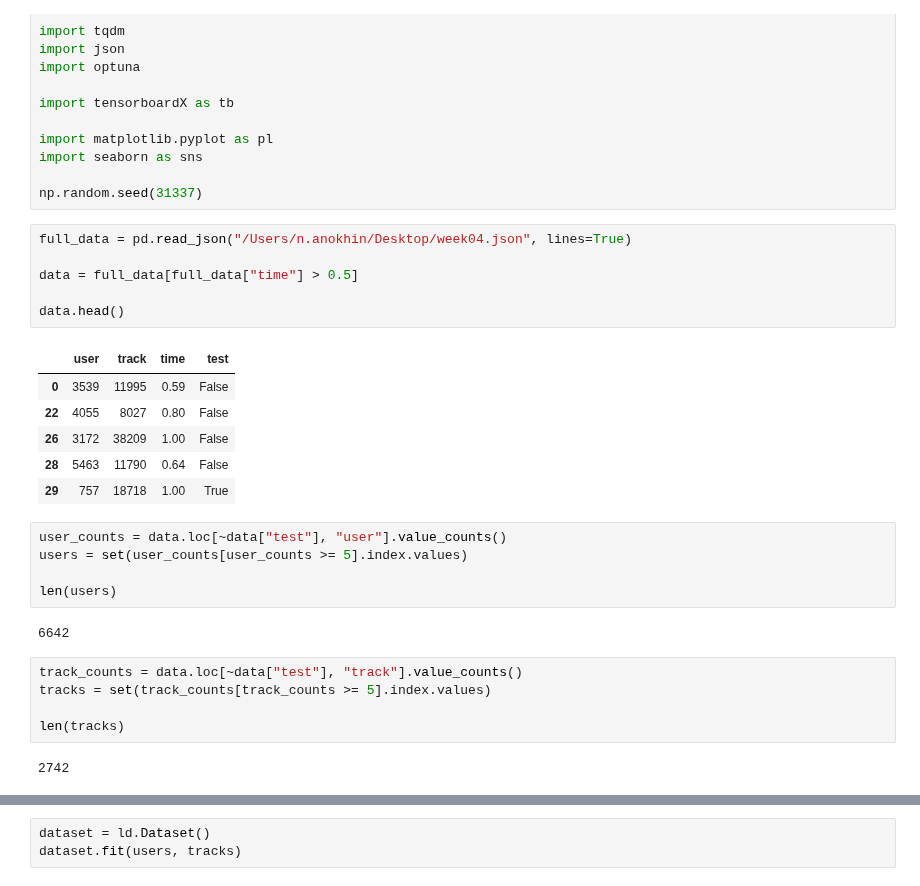
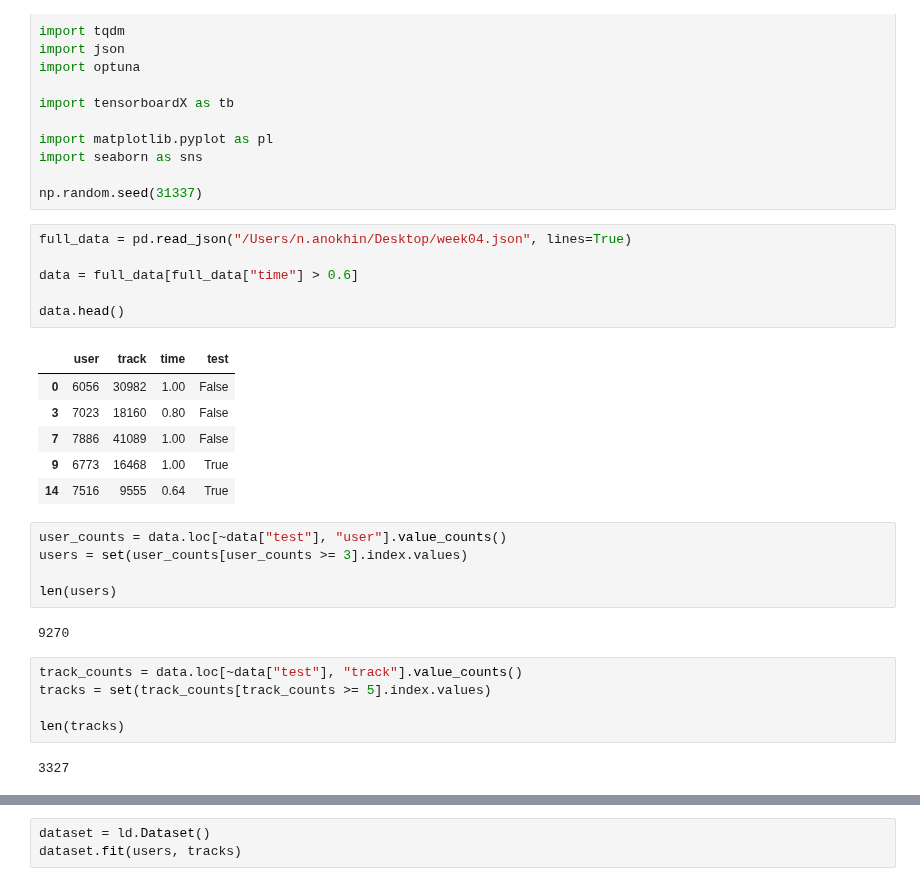
Before and after one commit to anokhin/recsys-course-spring-2026, a Jupyter notebook: jupyter-spark/Week4Seminar.ipynb, the cells around one changed output, grey strips where cells are left out. Drawn from its saved outputs; the diff is of its cells as text.

```diff
--- a/jupyter-spark/Week4Seminar.ipynb
+++ b/jupyter-spark/Week4Seminar.ipynb
@@ -123,30 +123,30 @@ np.random.seed(31337)
 # %%
 full_data = pd.read_json("/Users/n.anokhin/Desktop/week04.json", lines=True)
 
-data = full_data[full_data["time"] > 0.5]
+data = full_data[full_data["time"] > 0.6]
 
 data.head()
 # %% [output]
 |  | user | track | time | test |
-| 0 | 3539 | 11995 | 0.59 | False |
-| 22 | 4055 | 8027 | 0.80 | False |
-| 26 | 3172 | 38209 | 1.00 | False |
-| 28 | 5463 | 11790 | 0.64 | False |
-| 29 | 757 | 18718 | 1.00 | True |
+| 0 | 6056 | 30982 | 1.00 | False |
+| 3 | 7023 | 18160 | 0.80 | False |
+| 7 | 7886 | 41089 | 1.00 | False |
+| 9 | 6773 | 16468 | 1.00 | True |
+| 14 | 7516 | 9555 | 0.64 | True |
 # %%
 user_counts = data.loc[~data["test"], "user"].value_counts()
-users = set(user_counts[user_counts >= 5].index.values)
+users = set(user_counts[user_counts >= 3].index.values)
 
 len(users)
 # %% [output]
-6642
+9270
 # %%
 track_counts = data.loc[~data["test"], "track"].value_counts()
 tracks = set(track_counts[track_counts >= 5].index.values)
 
 len(tracks)
 # %% [output]
-2742
+3327
 # %%
 train_data = data[~data["test"] & data["user"].isin(users) & data["track"].isin(tracks)]
 test_data = full_data[full_data["test"] & full_data["user"].isin(users) & full_data["track"].isin(tracks)]
```
Also changed, not shown: parts of 8 cells of this notebook, 6 other files.
